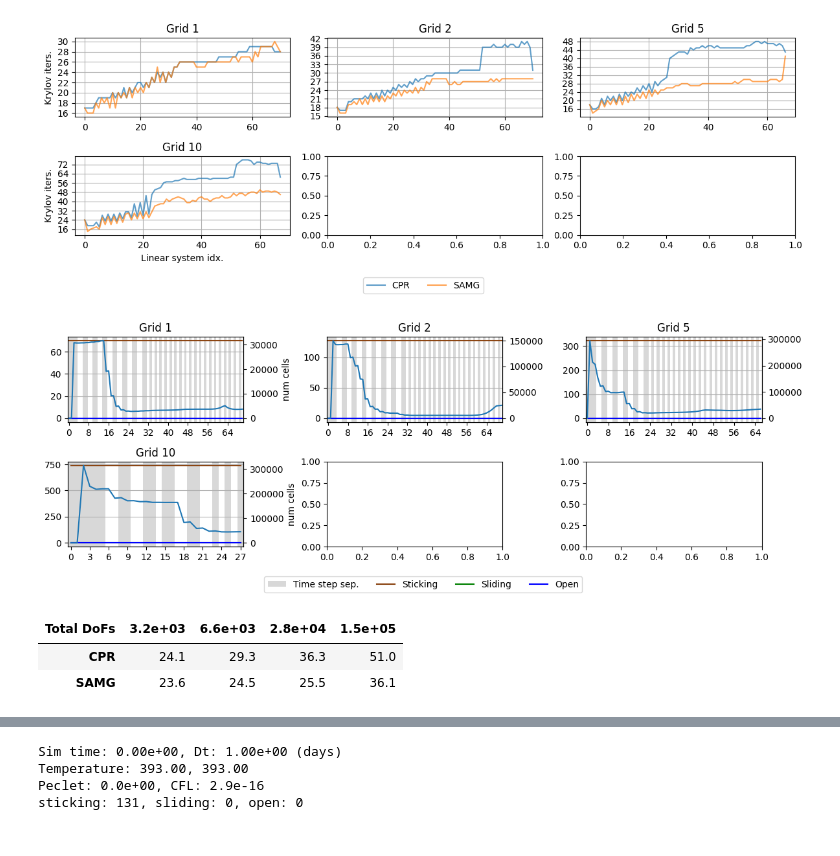
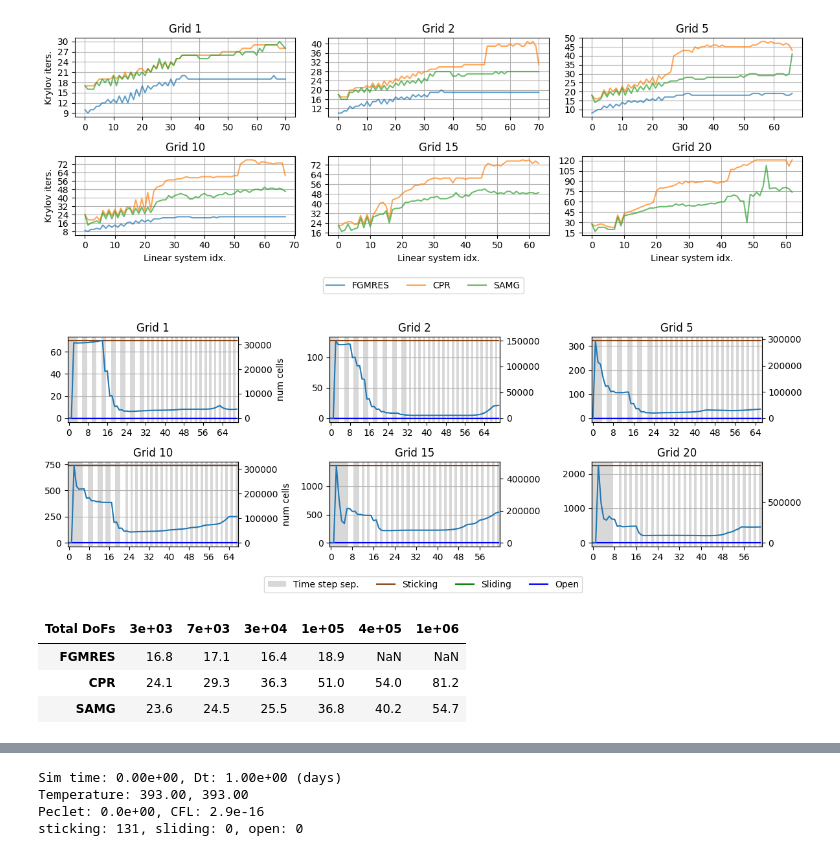
Before and after one commit to pmgbergen/FTHM-Solver, a Jupyter notebook: thermal/experiment_thermal_5_results.ipynb, the cells around one changed output, grey strips where cells are left out. Drawn from its saved outputs; the diff is of its cells as text; code cells hidden in the pictures.

```diff
--- a/thermal/experiment_thermal_5_results.ipynb
+++ b/thermal/experiment_thermal_5_results.ipynb
@@ -10,14 +10,19 @@ grids = [
     2,
     5,
     10,
-    # 15,
-    # 20,
-    # 25
+    15,
+    20,
 ]
 
 data = {}
 names = {}
-solvers = ['CPR', 'SAMG', 'FGMRES']
+solvers = [
+    "FGMRES",
+    "CPR",
+    "SAMG",
+]
+colors = {name: f"C{i}" for i, name in enumerate(solvers)}
+
 
 data = {}
 names = {}
@@ -26,35 +31,35 @@ for i, g in enumerate(grids):
     names[i] = f"Grid {g}"
     for s in solvers:
         try:
             data[i][s] = load_data(f"../stats/stats_thermal_geo5x{g}_sol{s}.json")
         except:
             continue
 
 
 shape = [2, 3]
 figsize = (12, 4)
 
 
 def render_element(i, data):
     if len(data) == 0:
         return
     for solver_name, d in data.items():
         # color_converged_reason(d, legend=True)
-        plt.plot(get_gmres_iterations(d), label=solver_name, alpha=0.7)
+        plt.plot(get_gmres_iterations(d), label=solver_name, alpha=0.7, c=colors[solver_name])
         # plt.twinx()
         # DAY = 3600 * 24
         # plt.plot(np.cumsum(get_time_steps(data)) / DAY , color='black', alpha=0.5, label='Time')
     plt.gca().grid(True)
     set_integer_ticks("vertical")
     # color_time_steps(data['CPR'], fill=True, legend=True)
     # plt.yscale('log')
 
 
 plot_grid(
     data, render_element, shape=shape, figsize=figsize, legend=True, ax_titles=names
 )
 # %% [output]
-[figure, old version]
+[figure, new version]
 # %%
 def render_element(i: int, entry: Sequence[TimeStepStats]):
     entry = entry.get('CPR')
@@ -89,7 +94,7 @@ plot_grid(
 )
 # plt.savefig(save_path + 'fracture_length.pdf', bbox_inches='tight')
 # %% [output]
-[figure, old version]
+[figure, new version]
 # %%
 from collections import defaultdict
 import pandas as pd
@@ -108,7 +113,7 @@ for g in grids:
         except FileNotFoundError:
             continue
         total_dofs = dofs_info["total dofs"]
-        table[g]["Total DoFs"] = f'{total_dofs:.1e}'
+        table[g]["Total DoFs"] = f'{total_dofs:.0e}'
         table[g][s] = round(np.mean(get_gmres_iterations(entry)), NDIGITS)
 
         # if g in [1, 2, 5]:
@@ -127,9 +132,10 @@ table = table[1:]
 table.columns.name = 'Total DoFs'
 table
 # %% [output]
-| Total DoFs | 3.2e+03 | 6.6e+03 | 2.8e+04 | 1.5e+05 |
-| CPR | 24.1 | 29.3 | 36.3 | 51.0 |
-| SAMG | 23.6 | 24.5 | 25.5 | 36.1 |
+| Total DoFs | 3e+03 | 7e+03 | 3e+04 | 1e+05 | 4e+05 | 1e+06 |
+| FGMRES | 16.8 | 17.1 | 16.4 | 18.9 | NaN | NaN |
+| CPR | 24.1 | 29.3 | 36.3 | 51.0 | 54.0 | 81.2 |
+| SAMG | 23.6 | 24.5 | 25.5 | 36.8 | 40.2 | 54.7 |
 # %%
 print(table.to_latex(float_format=f'%.{NDIGITS}f'))
 # %% [output]
```
Also changed, not shown: parts of 1 cell of this notebook, 9 other files.
